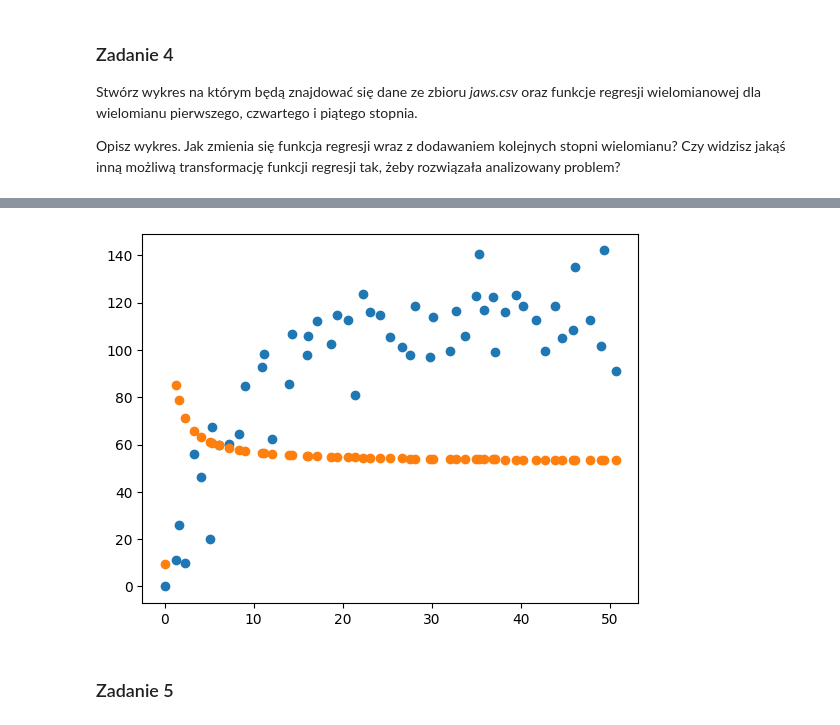
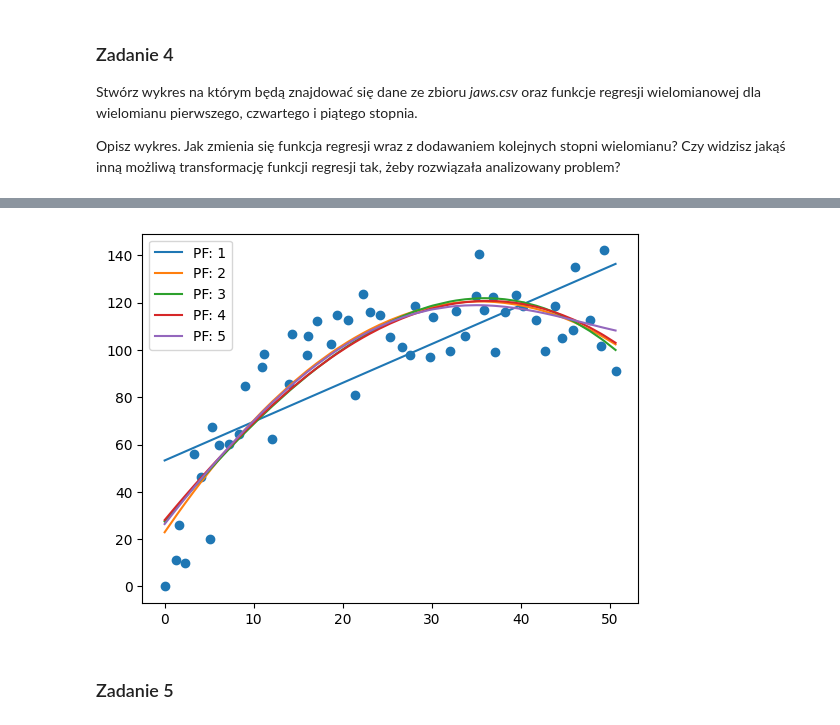
Before and after one commit to DyremiX/Laby, a Jupyter notebook: Lab3/139509_michal_dubiel_Polynomial_regression_2.ipynb, the cells around one changed output, grey strips where cells are left out. Saved outputs shown, nothing was run; the diff lists cells and outputs as text; code cells hidden in the pictures.

```diff
--- a/Lab3/139509_michal_dubiel_Polynomial_regression_2.ipynb
+++ b/Lab3/139509_michal_dubiel_Polynomial_regression_2.ipynb
@@ -152,22 +151,15 @@ b0: [] - lista z współczynnikami beta_0 w każdej z epok
 betas: [] - lista z współczynnikami beta_1, beta_2 w każdej z epok
 error: [] - lista z błędem w każdej epoce
 '''
-import sklearn.preprocessing as skl
-
-def normalizex(X):
-        X[:, :] = (X[:, :] - np.mean(X[:, :], axis=0)) / np.std(X[:, :], axis=0)
-        return X
-
-def learn_and_fit(X: np.ndarray, y: np.ndarray, epochs: int = 1000, alpha: float = 0.00005, polynomial_features: int = 0, normalize: str = 'none') -> Tuple[np.ndarray, np.ndarray, np.ndarray]:
+def learn_and_fit(X: np.ndarray, y: np.ndarray, epochs: int = 1000, alpha: float = 0.00005, polynomial_features: int = 0, normalize: str = False) -> Tuple[np.ndarray, np.ndarray, np.ndarray]:
     #YOUR CODE HERE
-    if normalize != 'none':
-        X = skl.normalize(X=[X], norm=normalize)[0]
-    X = np.array([[age] for age in X])
+    X = [[age] for age in X]
     if polynomial_features != 0:
         X = transform_to_polynomial_feature(X,polynomial_features)
+    if normalize:
+        X = skl.StandardScaler().fit_transform(X)
     betas = [[]]
     _, betas[0] = initialize_coefficients(len(X[0]), alpha=0.00005)
-    # betas[0] = np.array([0,0])
     error = []
     for i in range (epochs):
         error.append(calculate_error(X,y,np.array(betas[-1])))
@@ -317,28 +258,51 @@ skl.normalize([df['age']])[0]
 # %%
 # YOUR CODE HERE
 
-### Posortuj df['age'] !!!
+df_sorted = df.sort_values(by='age')
+sorted_age = df_sorted['age']
+sorted_bone = df_sorted['bone']
+
+# Tworzenie wykresu
+plt.scatter(sorted_age, sorted_bone)
+
 epochs=1000
-plt.scatter(df['age'],df['bone'])
-X = skl.normalize([df['age']])[0]
-beta0, betas, error = learn_and_fit(X,np.array(df['bone']),epochs=epochs, alpha=0.1, polynomial_features=2, normalize='l2')
-X = transform_to_polynomial_feature([[age] for age in np.array(df['age'])],2)
-X = skl.normalize(np.array(X), norm='max')
-results = calculate_regression_function(X, np.append([beta0[-1]],betas[-1]))
-plt.scatter(df['age'],results,label='PF: 2')
-print(len(df['age']))
-print(len(results))
+alpha = 0.1
 
-# beta0, betas, error = learn_and_fit(np.array(df['age']),np.array(df['bone']),epochs=epochs, alpha=0.00001, polynomial_features=2)
-# X = transform_to_polynomial_feature([[age] for age in np.array(df['age'])],2)
-# results = calculate_regression_function(X, np.append([beta0[-1]],betas[-1]))
-# plt.plot(df['age'],results,label='PF: 2')
+poly = 1
+beta0, betas, error = learn_and_fit(np.array(sorted_age), np.array(sorted_bone), epochs=epochs, alpha=alpha, polynomial_features=poly, normalize=True)
+X = transform_to_polynomial_feature([[age] for age in np.array(sorted_age)], poly)
+results = calculate_regression_function(X, np.append([beta0[-1]], betas[-1]), normalize=True)
+plt.plot(sorted_age, results, label='PF: ' + str(poly))
+print(f'Dla stopnia wielomianu {poly} wynik R2 wynosi {metric.r2_score(np.array(sorted_bone),results)}')
 
+poly = 2
+beta0, betas, error = learn_and_fit(np.array(sorted_age), np.array(sorted_bone), epochs=epochs, alpha=alpha, polynomial_features=poly, normalize=True)
+X = transform_to_polynomial_feature([[age] for age in np.array(sorted_age)], poly)
+results = calculate_regression_function(X, np.append([beta0[-1]], betas[-1]), normalize=True)
+plt.plot(sorted_age, results, label='PF: ' + str(poly))
+print(f'Dla stopnia wielomianu {poly} wynik R2 wynosi {metric.r2_score(np.array(sorted_bone),results)}')
 
+poly = 3
+beta0, betas, error = learn_and_fit(np.array(sorted_age), np.array(sorted_bone), epochs=epochs, alpha=alpha, polynomial_features=poly, normalize=True)
+X = transform_to_polynomial_feature([[age] for age in np.array(sorted_age)], poly)
+results = calculate_regression_function(X, np.append([beta0[-1]], betas[-1]), normalize=True)
+plt.plot(sorted_age, results, label='PF: ' + str(poly))
+print(f'Dla stopnia wielomianu {poly} wynik R2 wynosi {metric.r2_score(np.array(sorted_bone),results)}')
 
-# beta0, betas, error = learn_and_fit(np.array(df['age']),np.array(df['bone']),epochs=epochs, alpha=0.00001, polynomial_features=5)
-# print(betas[-1])
-# plt.plot(df['age'],calculate_regression_function(transform_to_polynomial_feature([[age] for age in np.array(df['age'])],5), beta0[-1] + betas[-1]),label='PF: 5')
-# beta0, betas, error = learn_and_fit(np.array(df['age']),np.array(df['bone']),epochs=epochs, alpha=0.00001, polynomial_features=10)
-# plt.plot(df['age'],calculate_regression_function(transform_to_polynomial_feature([[age] for age in np.array(df['age'])],10), beta0[-1] + betas[-1]),label='PF: 10')
+poly = 4
+beta0, betas, error = learn_and_fit(np.array(sorted_age), np.array(sorted_bone), epochs=epochs, alpha=alpha, polynomial_features=poly, normalize=True)
+X = transform_to_polynomial_feature([[age] for age in np.array(sorted_age)], poly)
+results = calculate_regression_function(X, np.append([beta0[-1]], betas[-1]), normalize=True)
+plt.plot(sorted_age, results, label='PF: ' + str(poly))
+print(f'Dla stopnia wielomianu {poly} wynik R2 wynosi {metric.r2_score(np.array(sorted_bone),results)}')
+
+poly = 5
+beta0, betas, error = learn_and_fit(np.array(sorted_age), np.array(sorted_bone), epochs=epochs, alpha=alpha, polynomial_features=poly, normalize=True)
+X = transform_to_polynomial_feature([[age] for age in np.array(sorted_age)], poly)
+results = calculate_regression_function(X, np.append([beta0[-1]], betas[-1]), normalize=True)
+plt.plot(sorted_age, results, label='PF: ' + str(poly))
+print(f'Dla stopnia wielomianu {poly} wynik R2 wynosi {metric.r2_score(np.array(sorted_bone),results)}')
+
+plt.legend()
+plt.show()
 # %% [output]
@@ -362 +314 @@ print(len(results))
-[figure, old version]
+[figure, new version]
```
Also changed, not shown: parts of 16 cells of this notebook, 3 other files.
